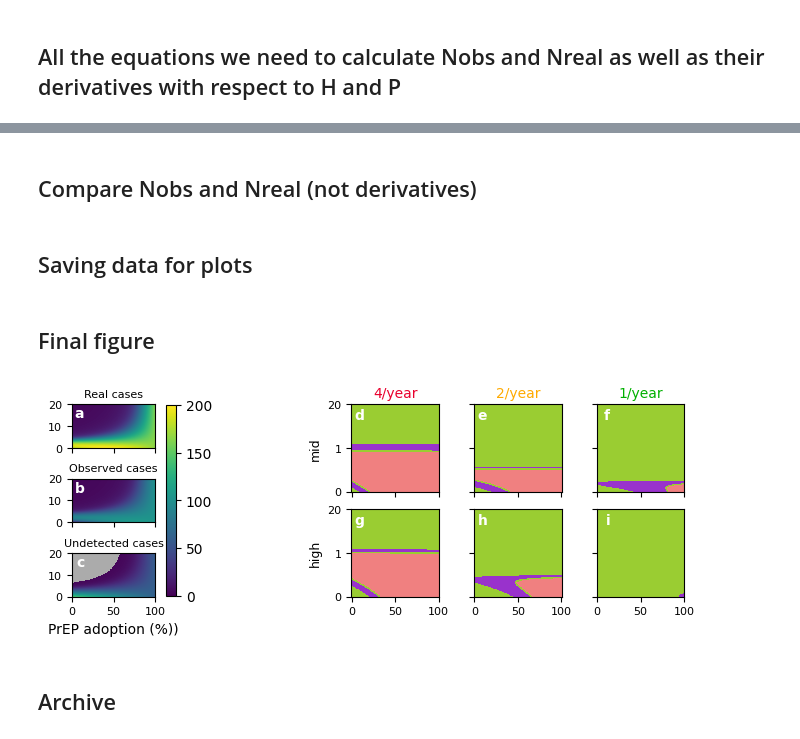
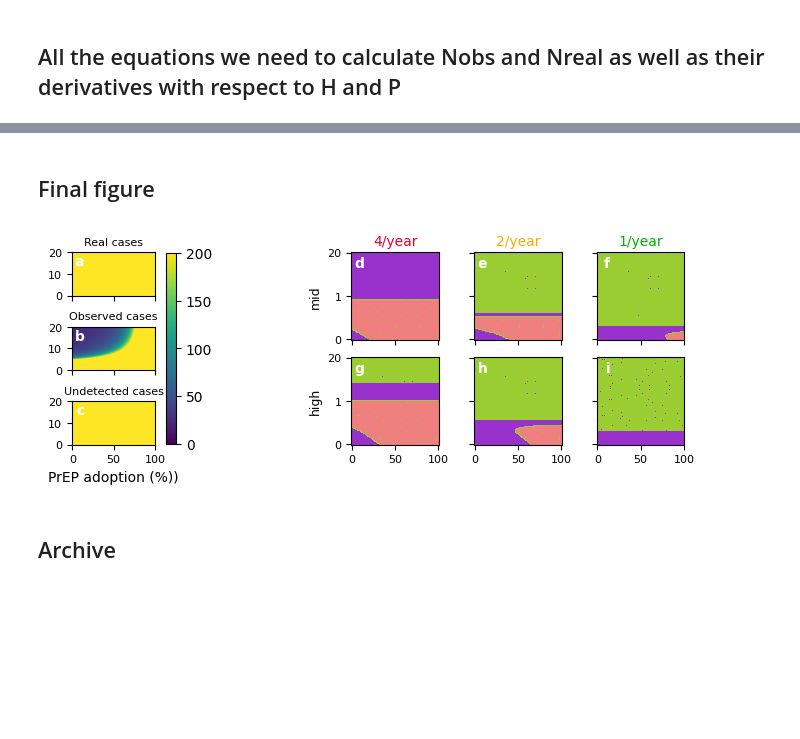
Before and after one commit to Priesemann-Group/testing-paradox-HIV-STI, a Jupyter notebook: notebooks/Nobs_Nreal_derivatives.ipynb, the cells around one changed output, grey strips where cells are left out. Drawn from its saved outputs; the diff is of its cells as text; code cells hidden in the pictures; blank space fills up the shorter version.

Commit message:
added prevalence to part 2

```diff
--- a/notebooks/Nobs_Nreal_derivatives.ipynb
+++ b/notebooks/Nobs_Nreal_derivatives.ipynb
@@ -20,10 +20,13 @@ betaSTI = 0.0016*5  # 0.0016 *[3, 5, 7]
 ## All the equations we need to calculate Nobs and Nreal as well as their derivatives with respect to H and P
 # %%
 def Nobs(P,H):
-    return lambdas(P,H) * Is(P,H) + lambdaa(P,H) * Ia(P,H)
+    #return lambdas(P,H) * Is(P,H) + lambdaa(P,H) * Ia(P,H)
+    return (lambdas(P,H) * Is(P,H) + lambdaa(P,H) * Ia(P,H))/args["gammaT_STI"] # prevalence
 
 def Nreal(P,H):
-    return betaSTI *((1-m(P,H))*(1-P) + P) * S(P,H) * (Ia(P,H) + Is(P,H)) + args['Sigma']
+    #return betaSTI *((1-m(P,H))*(1-P) + P) * S(P,H) * (Ia(P,H) + Is(P,H)) + args['Sigma']
+    return Ia(P,H) + Is(P,H) # prevalence
+
 
 def S(P,H):
     gamma, tilde_gamma, mu, psi, Sigma = args["gamma_STI"], args["gammaT_STI"], args["mu"], args["psi"], args["Sigma"]
@@ -123,2 +145,0 @@ WARNING:jax._src.xla_bridge:An NVIDIA GPU may be present on this machine, but a
-# %% [markdown]
-## Compare Nobs and Nreal (not derivatives)
@@ -135,2 +145,0 @@ for i, H in enumerate(Hs):
-# %% [markdown]
-## Saving data for plots
@@ -183,7 +178,7 @@ cmap = plt.get_cmap("viridis")
 cmap.set_bad("#ABABAB")
 
 # load data
-with open("../results/Nreal_Nobs_values_and_derivatives_lambdap%g_betaSTI%g.npy" % (1, 0.008),"rb") as f:
+with open("../results/Nreal_Nobs_values_and_derivatives_lambdap%g_betaSTI%g_testprevalenceinsteadofincidence.npy" % (1, 0.008),"rb") as f:
     Ps_plot = np.load(f)
     Hs_plot = np.load(f)
     dNobsdP_plot = np.load(f)
@@ -208,13 +203,13 @@ for i, ax in enumerate(axs):
         cax = ax.imshow(results[i],origin="lower",vmin=0,vmax=200,cmap=cmap, aspect="auto")
         ax.set_title(titles[i], fontsize=8, pad=5)
     if i == 2:
-        ax.set_xticks([0, 100, 200])
+        ax.set_xticks([0, 50, 100])#([0, 100, 200])
         ax.set_xticklabels([int(Ps[0] * 100), int(Ps[100] * 100), int(Ps[200] * 100)], fontsize=8)
         ax.set_xlabel("PrEP adoption (%))", fontsize=10)
     else:
-        ax.set_xticks([0, 100, 200])
+        ax.set_xticks([0, 50, 100])#([0, 100, 200])
         ax.set_xticklabels([])
-    ax.set_yticks([0, 100, 200])
+    ax.set_yticks([0, 50, 100])#([0, 100, 200])
     ax.set_yticklabels([int(Hs[0] * 100), int(Hs[100] * 100), int(Hs[200] * 100)], fontsize=8)
 cbar = fig.colorbar(cax, ax=axs, shrink=0.99, pad=0.1)
 
@@ -244,7 +239,7 @@ results = [[], [], []]
 for i, betaSTI in enumerate(beta_STI_values):
     res = []
     for lambdaP in lambda_P_values:
-        with open( "../results/Nreal_Nobs_values_and_derivatives_lambdap%g_betaSTI%g.npy" %(lambdaP * 360, betaSTI),"rb") as f:
+        with open( "../results/Nreal_Nobs_values_and_derivatives_lambdap%g_betaSTI%g_testprevalenceinsteadofincidence.npy" %(lambdaP * 360, betaSTI),"rb") as f:
             Ps_plot = np.load(f)
             Hs_plot = np.load(f)
             dNobsdP_plot = np.load(f)
@@ -270,9 +265,9 @@ for row_idx, beta_STI in enumerate(beta_STI_values):
     for col_idx, (lambda_P, label) in enumerate(zip(lambda_P_values, lambda_P_labels)):
         ax = axes[row_idx][col_idx]
         cax = ax.imshow(results[row_idx][col_idx],origin="lower",cmap=cmap,norm=norm)
-        ax.set_xticks([0, 100, 200])
+        ax.set_xticks([0, 50, 100])#([0, 100, 200])
         ax.set_xticklabels([int(Ps[0] * 100), int(Ps[100] * 100), int(Ps[200] * 100)], fontsize=8)
-        ax.set_yticks([0, 50, 100])
+        ax.set_yticks([0, 50, 100])#([0, 100, 200])
         ax.set_yticklabels([int(Hs[0] * 100), int(Hs[50] * 100), int(Hs[100] * 100)], fontsize=8)
 
         if row_idx == 0:
@@ -280,39 +275,39 @@ for row_idx, beta_STI in enumerate(beta_STI_values):
         if col_idx == 0:
             ax.set_ylabel(f"{beta_STI_labels[row_idx]}", fontsize=9)
 
 
         if row_idx == 1:
-            ax.set_xticks([0, 100, 200])
+            ax.set_xticks([0, 50, 100])#([0, 100, 200])
             ax.set_xticklabels([int(Ps[0] * 100), int(Ps[100] * 100), int(Ps[200] * 100)], fontsize=8)
         else:
-            ax.set_xticks([0, 100, 200])
+            ax.set_xticks([0, 50, 100])#([0, 100, 200])
             ax.set_xticklabels([])
 
         if col_idx == 0:
-            ax.set_yticks([0, 100, 200])
+            ax.set_yticks([0, 50, 100])#([0, 100, 200])
             ax.set_yticklabels([int(Hs[0] * 100), int(Hs[10] * 100), int(Hs[200] * 100)], fontsize=8)
         else:
-            ax.set_yticks([0, 100, 200])
+            ax.set_yticks([0, 50, 100])#([0, 100, 200])
             ax.set_yticklabels([])
 
 # Add subpanel letters
 for idx, ax in enumerate([ax for row_axes in axes for ax in row_axes]):
     ax.text(0.15,0.95,chr(97 + 3 + idx),transform=ax.transAxes,fontsize=10,fontweight="bold",va="top",ha="right",color="white",)
 
 # Add colorbar
 tick_locs = [(bounds[i] + bounds[i+1]) / 2 for i in range(len(bounds)-1)]
 #cbar = fig.colorbar(cax,ax=[ax for row_axes in axes for ax in row_axes],shrink=0.9,pad=0.01,ticks=tick_locs,)
 #cbar.ax.set_yticklabels(["both don't change", "real increase,\nobserved decrease", "real decrease,\nobserved increase", "both increase", "both decrease"], fontsize=9)
 
 #fig.text(0.63, -0.05, "PrEP adoption (%)", ha="center", fontsize=10)
 #fig.text(0.03,0.5,"Risk awareness (%)",va="center",rotation="vertical",fontsize=10)
 
 plt.tight_layout()
 plt.show()
 
-fig.savefig("../figures/final_figure_withinflux_DERIVATIVES.pdf", format="pdf", bbox_inches="tight")
+fig.savefig("../figures/final_figure_withinflux_DERIVATIVES_testprevalenceinsteadofincidence.pdf", format="pdf", bbox_inches="tight")
 # %% [output]
-[figure, old version]
+[figure, new version]
 # %% [markdown]
 ## Archive
 # %%
```
Also changed, not shown: parts of 5 cells of this notebook.
